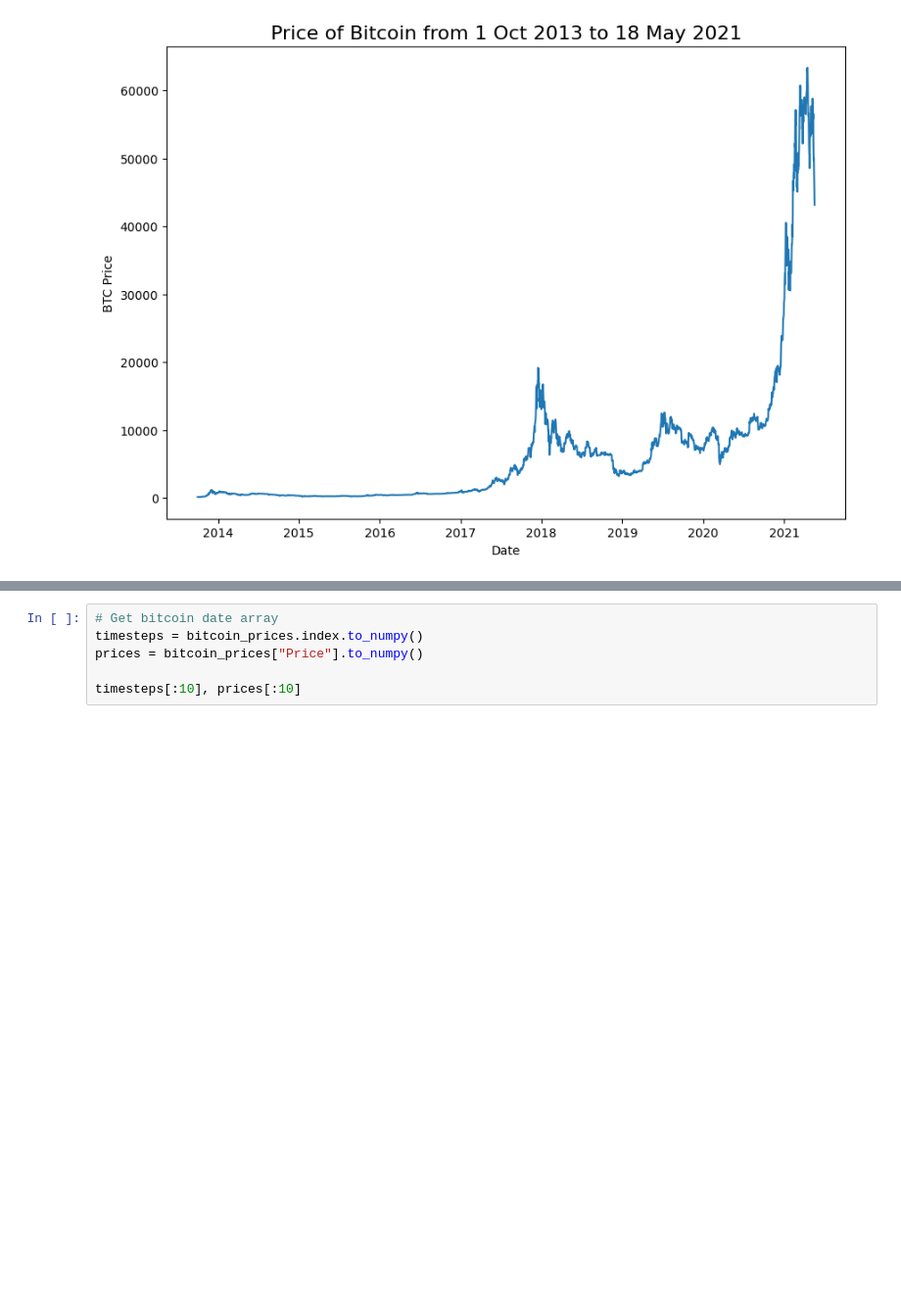
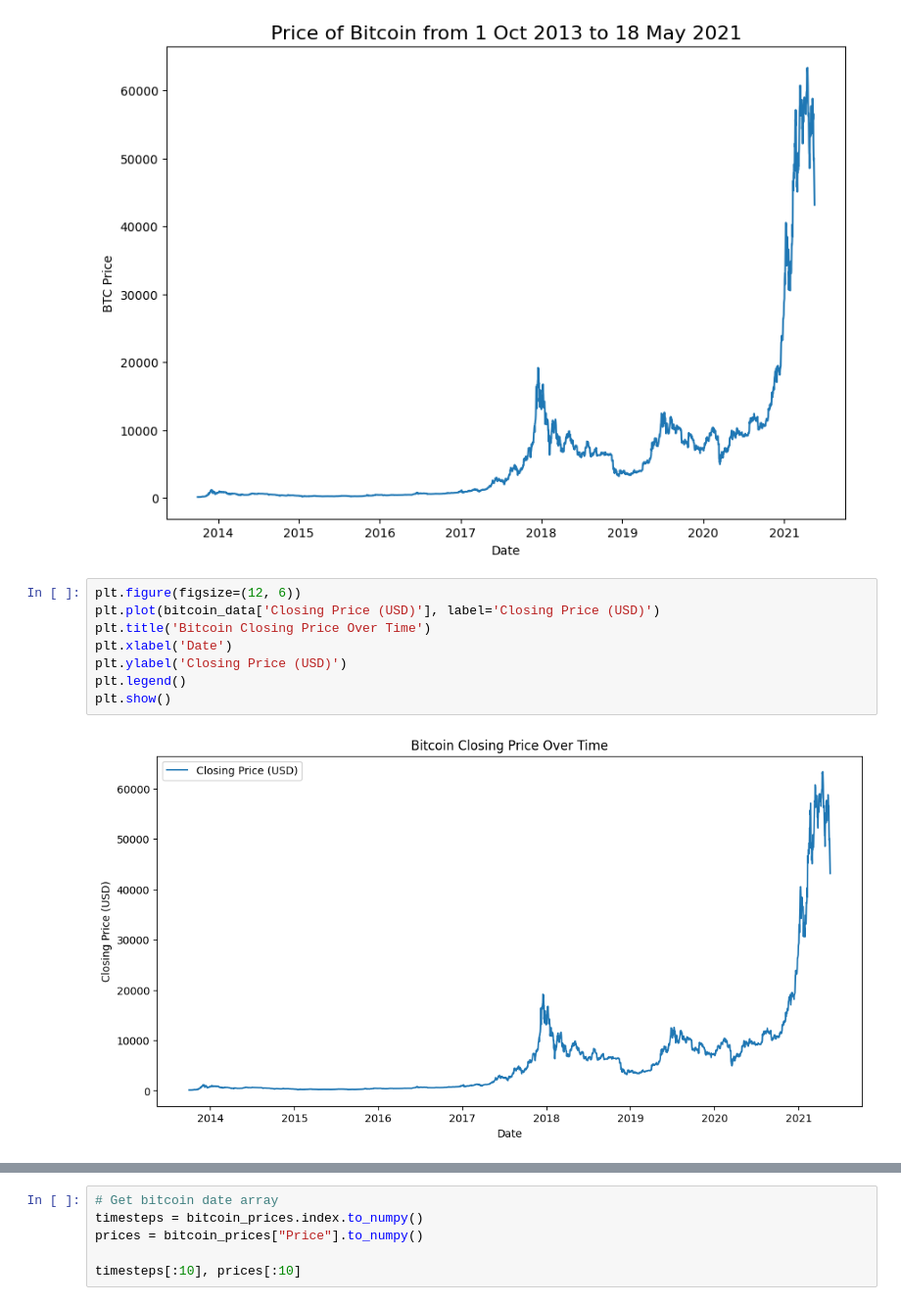
Before and after one commit to aska45/bitcoin-prediction, a Jupyter notebook: Untitled11.ipynb, the cells around one changed output, grey strips where cells are left out. Shown at 98% size. Drawn from its saved outputs; the diff is of its cells as text; blank space fills up the shorter version.

```diff
--- a/Untitled11.ipynb
+++ b/Untitled11.ipynb
@@ -95,3 +122,13 @@ plt.xlabel("Date")
 plt.ylabel("BTC Price");
 # %% [output]
 [figure]
+# %%
+plt.figure(figsize=(12, 6))
+plt.plot(bitcoin_data['Closing Price (USD)'], label='Closing Price (USD)')
+plt.title('Bitcoin Closing Price Over Time')
+plt.xlabel('Date')
+plt.ylabel('Closing Price (USD)')
+plt.legend()
+plt.show()
+# %% [output]
+[figure, added]
```
Also changed, not shown: parts of 58 cells of this notebook.
